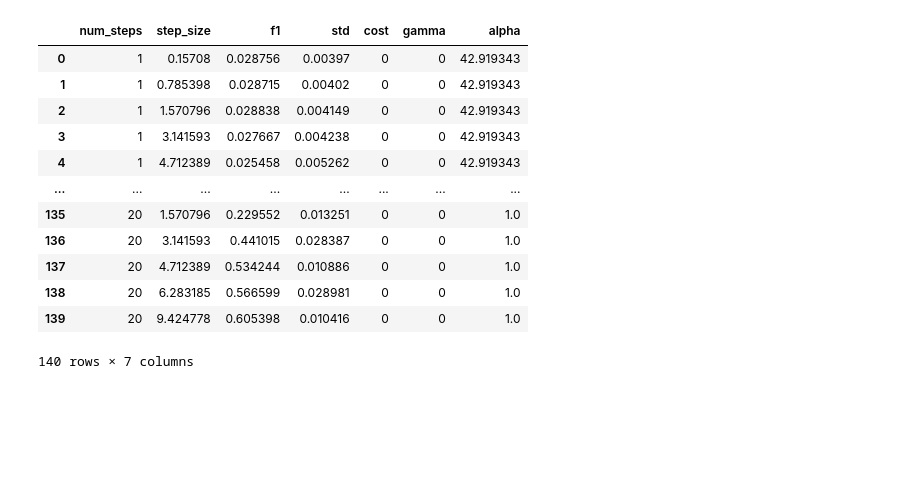
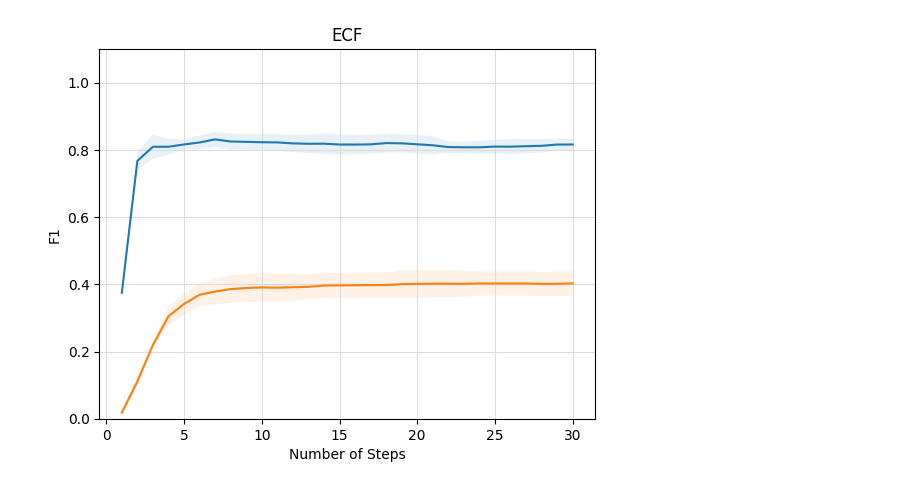
Before and after one commit to sheilafarrahi/thesis, a Jupyter notebook: empirical_characteristics_function.ipynb, the cells around one changed output. Saved outputs shown, nothing was run; the diff lists cells and outputs as text; code cells hidden in the pictures; blank space fills up the shorter version.

```diff
--- a/empirical_characteristics_function.ipynb
+++ b/empirical_characteristics_function.ipynb
@@ -48,16 +49,0 @@ res_lr = cm.cv_ecf(num_steps_list, step_size_list, test_data, train_data, cv_con
-# %%
-res_lr
-# %% [output]
-|  | num_steps | step_size | f1 | std | cost | gamma | alpha |
-| 0 | 1 | 0.15708 | 0.028756 | 0.00397 | 0 | 0 | 42.919343 |
-| 1 | 1 | 0.785398 | 0.028715 | 0.00402 | 0 | 0 | 42.919343 |
-| 2 | 1 | 1.570796 | 0.028838 | 0.004149 | 0 | 0 | 42.919343 |
-| 3 | 1 | 3.141593 | 0.027667 | 0.004238 | 0 | 0 | 42.919343 |
-| 4 | 1 | 4.712389 | 0.025458 | 0.005262 | 0 | 0 | 42.919343 |
-| ... | ... | ... | ... | ... | ... | ... | ... |
-| 135 | 20 | 1.570796 | 0.229552 | 0.013251 | 0 | 0 | 1.0 |
-| 136 | 20 | 3.141593 | 0.441015 | 0.028387 | 0 | 0 | 1.0 |
-| 137 | 20 | 4.712389 | 0.534244 | 0.010886 | 0 | 0 | 1.0 |
-| 138 | 20 | 6.283185 | 0.566599 | 0.028981 | 0 | 0 | 1.0 |
-| 139 | 20 | 9.424778 | 0.605398 | 0.010416 | 0 | 0 | 1.0 |
-140 rows × 7 columns
@@ -63,0 +53,9 @@ res_lr
+# %%
+num_steps_list = np.arange(1,31)
+max_t_list = [50]
+res_svm = cm.cv_ecf(num_steps_list, max_t_list, test_data, train_data, cv_config, 1)
+res_lr = cm.cv_ecf(num_steps_list, max_t_list, test_data, train_data, cv_config, 2)
+# %%
+plot_cv_ecf(res_svm, res_lr)
+# %% [output]
+[figure, added]
```
Also changed, not shown: parts of 14 cells of this notebook, 21 other files.
